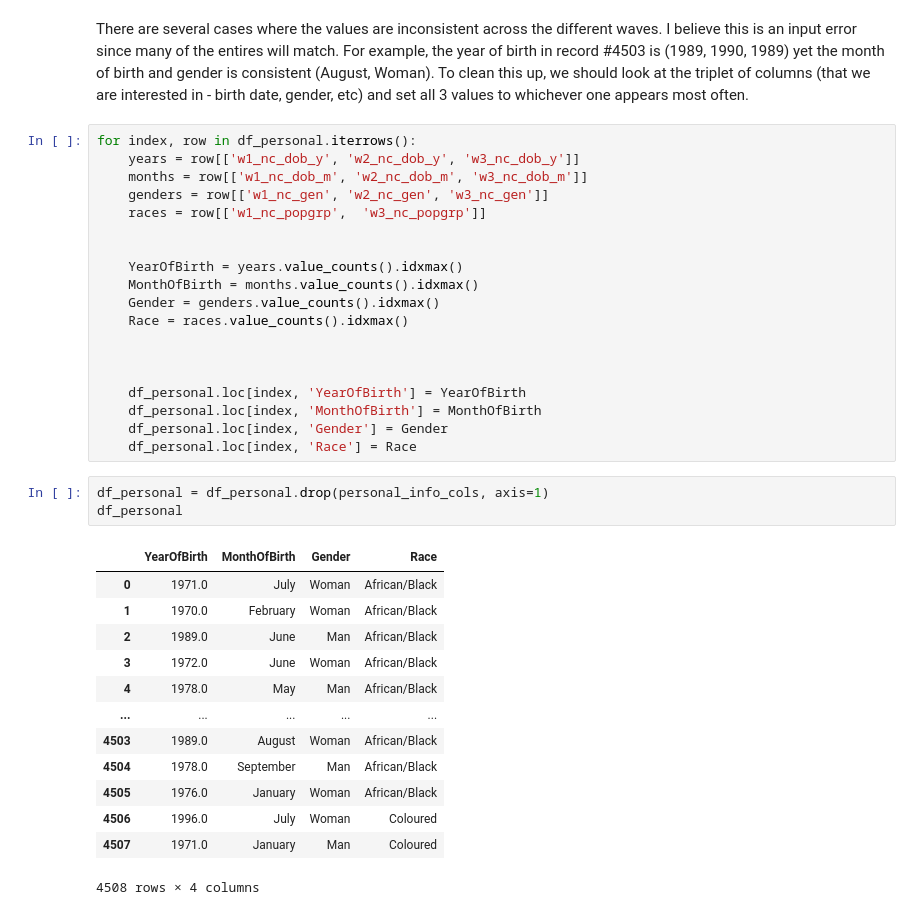
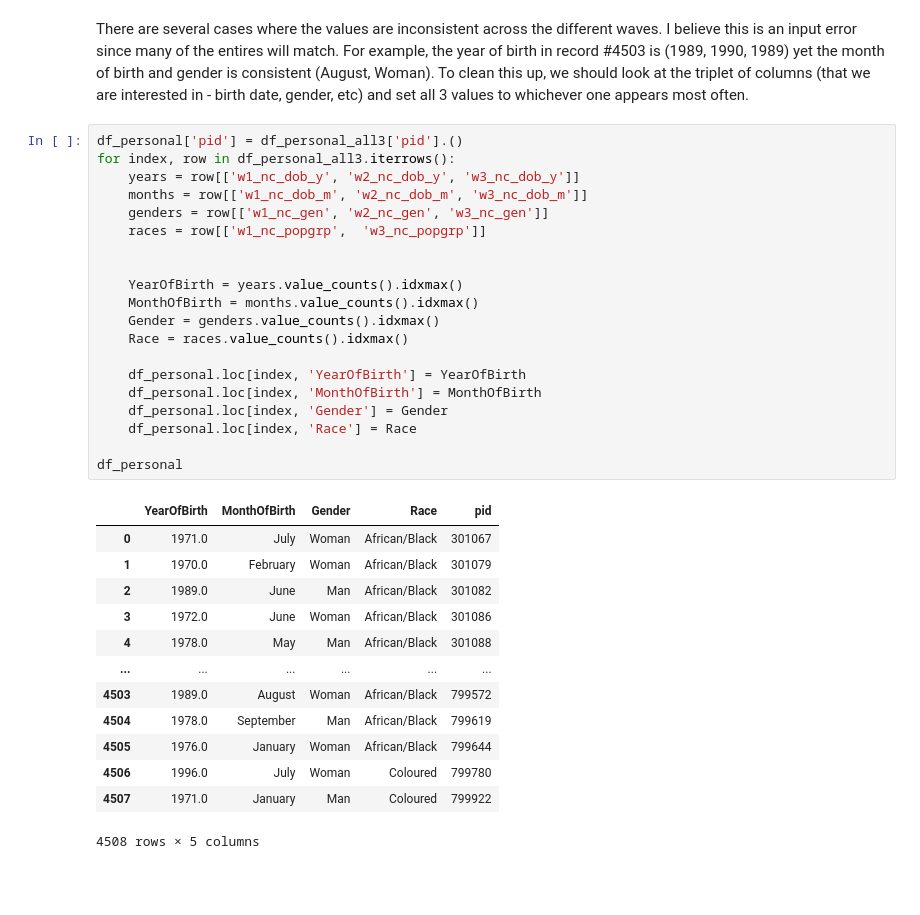
Before and after one commit to BrentonBudler/DAEProject2021, a Jupyter notebook: Dino/Wave2.ipynb, the cells around one changed output. Saved outputs shown, nothing was run; the diff lists cells and outputs as text; blank space fills up the shorter version.

```diff
--- a/Dino/Wave2.ipynb
+++ b/Dino/Wave2.ipynb
@@ -98,38 +91,36 @@ df_personal
 There are several cases where the values are inconsistent across the different waves. I believe this is an input error since many of the entires will match. For example, the year of birth in record #4503 is (1989, 1990, 1989) yet the month of birth and gender is consistent (August, Woman).
 To clean this up, we should look at the triplet of columns (that we are interested in - birth date, gender, etc) and set all 3 values to whichever one appears most often.
 # %%
-for index, row in df_personal.iterrows():
+df_personal['pid'] = df_personal_all3['pid'].()
+for index, row in df_personal_all3.iterrows():
     years = row[['w1_nc_dob_y', 'w2_nc_dob_y', 'w3_nc_dob_y']]
     months = row[['w1_nc_dob_m', 'w2_nc_dob_m', 'w3_nc_dob_m']]
     genders = row[['w1_nc_gen', 'w2_nc_gen', 'w3_nc_gen']]
     races = row[['w1_nc_popgrp',  'w3_nc_popgrp']]
 
 
     YearOfBirth = years.value_counts().idxmax()
     MonthOfBirth = months.value_counts().idxmax()
     Gender = genders.value_counts().idxmax()
     Race = races.value_counts().idxmax()
 
-
-
     df_personal.loc[index, 'YearOfBirth'] = YearOfBirth
     df_personal.loc[index, 'MonthOfBirth'] = MonthOfBirth
     df_personal.loc[index, 'Gender'] = Gender
     df_personal.loc[index, 'Race'] = Race
+
+df_personal
+# %% [output]
+|  | YearOfBirth | MonthOfBirth | Gender | Race | pid |
+| 0 | 1971.0 | July | Woman | African/Black | 301067 |
+| 1 | 1970.0 | February | Woman | African/Black | 301079 |
+| 2 | 1989.0 | June | Man | African/Black | 301082 |
+| 3 | 1972.0 | June | Woman | African/Black | 301086 |
+| 4 | 1978.0 | May | Man | African/Black | 301088 |
+| ... | ... | ... | ... | ... | ... |
+| 4503 | 1989.0 | August | Woman | African/Black | 799572 |
+| 4504 | 1978.0 | September | Man | African/Black | 799619 |
+| 4505 | 1976.0 | January | Woman | African/Black | 799644 |
+| 4506 | 1996.0 | July | Woman | Coloured | 799780 |
+| 4507 | 1971.0 | January | Man | Coloured | 799922 |
+4508 rows × 5 columns
-# %%
-df_personal = df_personal.drop(personal_info_cols, axis=1)
-df_personal
-# %% [output]
-|  | YearOfBirth | MonthOfBirth | Gender | Race |
-| 0 | 1971.0 | July | Woman | African/Black |
-| 1 | 1970.0 | February | Woman | African/Black |
-| 2 | 1989.0 | June | Man | African/Black |
-| 3 | 1972.0 | June | Woman | African/Black |
-| 4 | 1978.0 | May | Man | African/Black |
-| ... | ... | ... | ... | ... |
-| 4503 | 1989.0 | August | Woman | African/Black |
-| 4504 | 1978.0 | September | Man | African/Black |
-| 4505 | 1976.0 | January | Woman | African/Black |
-| 4506 | 1996.0 | July | Woman | Coloured |
-| 4507 | 1971.0 | January | Man | Coloured |
-4508 rows × 4 columns
```
Also changed, not shown: parts of 11 cells of this notebook, 3 other files.
